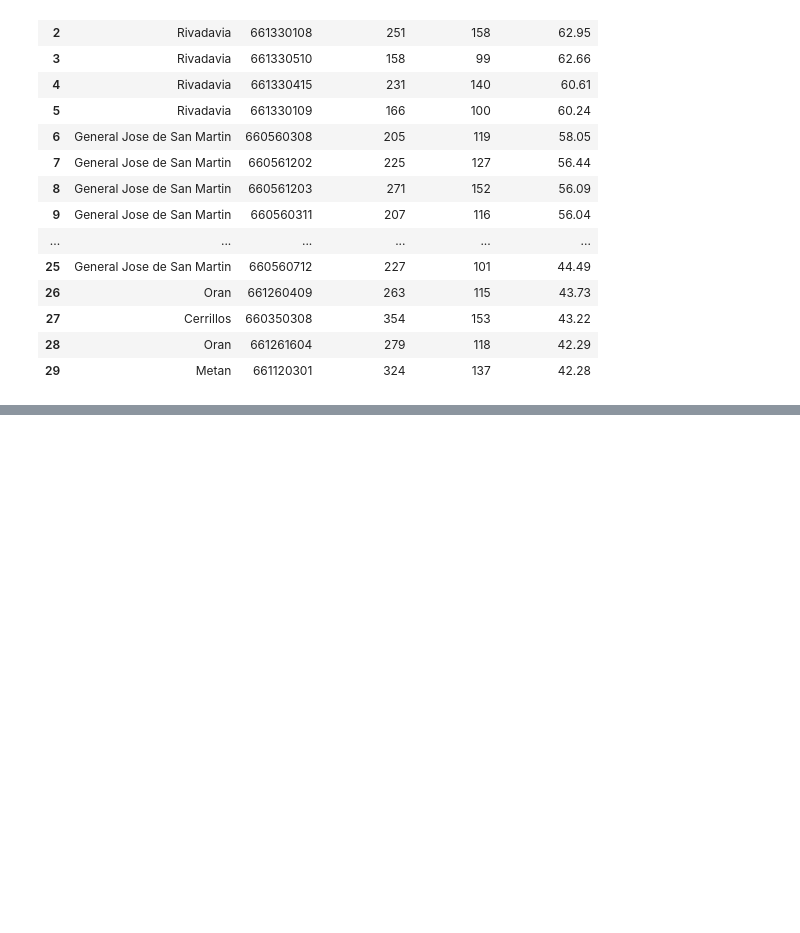
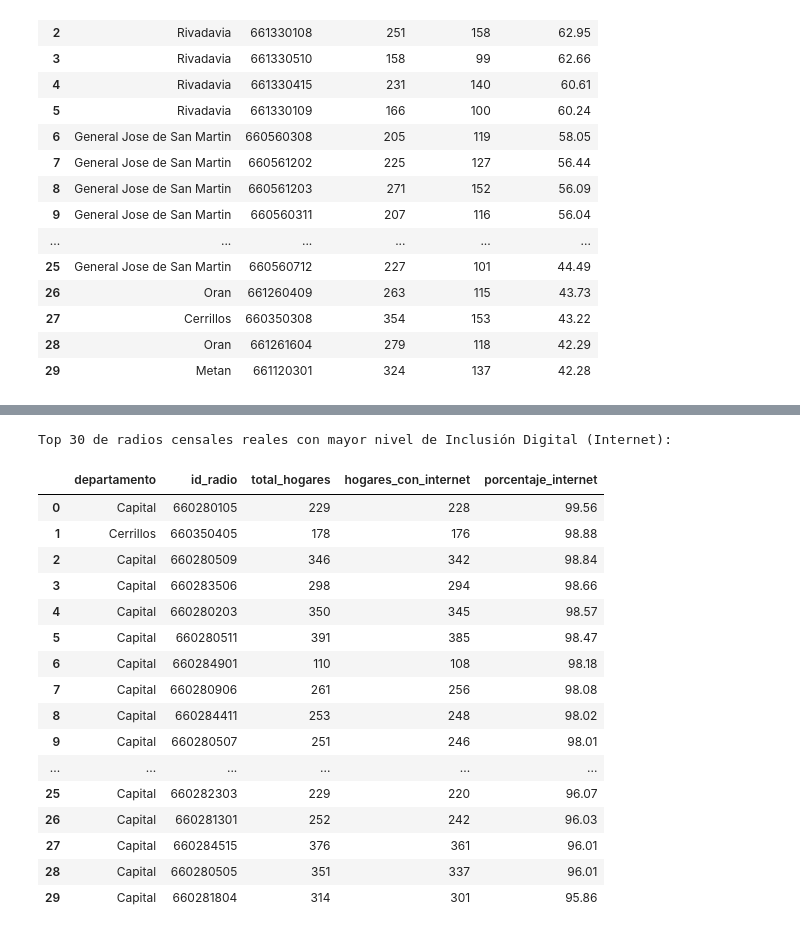
Before and after one commit to turkoModad/censo-pipeline-geoanalytics, a Jupyter notebook: consultas.ipynb, the cells around one changed output, grey strips where cells are left out. Cells and saved outputs as stored; diff of their text form; code cells hidden in the pictures; blank space fills up the shorter version.

```diff
--- a/consultas.ipynb
+++ b/consultas.ipynb
@@ -276,0 +412,50 @@ Top 30 de radios censales con mayor nivel de Necesidades Básicas Insatisfechas
+# %%
+query_internet_absoluta = """
+    SELECT
+        COALESCE(dg.departamento, 'Zona Urbana / Consolidada') AS departamento,
+        fh.codigo AS id_radio,
+        SUM(CASE WHEN dc.cod_categoria = 1 THEN fh.cantidad ELSE 0 END) AS hogares_con_internet,
+        SUM(fh.cantidad) AS total_hogares
+    FROM fact_hogar fh
+    JOIN dim_categorias dc ON fh.id_categoria = dc.id_categoria
+    JOIN dim_variables dv ON dc.id_variable = dv.id_variable
+    LEFT JOIN dim_geografia dg ON TRIM(fh.codigo) = TRIM(dg.codigo) -- <-- CAMBIO CRÍTICO: LEFT JOIN
+    WHERE dv.cod_variable = 'HOGAR_H24A'
+    GROUP BY dg.departamento, fh.codigo
+    HAVING SUM(fh.cantidad) >= 20; -- Conservamos tu filtro de relevancia
+"""
+
+df_internet_ind = pd.read_sql(text(query_internet_absoluta), engine)
+
+df_internet_ind["id_radio"] = df_internet_ind["id_radio"].astype(str).str.strip()
+df_internet_ind["hogares_con_internet"] = df_internet_ind["hogares_con_internet"].astype(int)
+df_internet_ind["total_hogares"] = df_internet_ind["total_hogares"].astype(int)
+
+df_internet_ind["porcentaje_internet"] = (df_internet_ind["hogares_con_internet"] / df_internet_ind["total_hogares"] * 100).round(2)
+
+top_30_internet = df_internet_ind.sort_values(
+    by=["porcentaje_internet", "total_hogares"],
+    ascending=[False, False]
+).reset_index(drop=True).head(30)
+
+print("Top 30 de radios censales reales con mayor nivel de Inclusión Digital (Internet):")
+display(top_30_internet[["departamento", "id_radio", "total_hogares", "hogares_con_internet", "porcentaje_internet"]])
+# %% [output]
+Top 30 de radios censales reales con mayor nivel de Inclusión Digital (Internet):
+|  | departamento | id_radio | total_hogares | hogares_con_internet | porcentaje_internet |
+| 0 | Capital | 660280105 | 229 | 228 | 99.56 |
+| 1 | Cerrillos | 660350405 | 178 | 176 | 98.88 |
+| 2 | Capital | 660280509 | 346 | 342 | 98.84 |
+| 3 | Capital | 660283506 | 298 | 294 | 98.66 |
+| 4 | Capital | 660280203 | 350 | 345 | 98.57 |
+| 5 | Capital | 660280511 | 391 | 385 | 98.47 |
+| 6 | Capital | 660284901 | 110 | 108 | 98.18 |
+| 7 | Capital | 660280906 | 261 | 256 | 98.08 |
+| 8 | Capital | 660284411 | 253 | 248 | 98.02 |
+| 9 | Capital | 660280507 | 251 | 246 | 98.01 |
+| ... | ... | ... | ... | ... | ... |
+| 25 | Capital | 660282303 | 229 | 220 | 96.07 |
+| 26 | Capital | 660281301 | 252 | 242 | 96.03 |
+| 27 | Capital | 660284515 | 376 | 361 | 96.01 |
+| 28 | Capital | 660280505 | 351 | 337 | 96.01 |
+| 29 | Capital | 660281804 | 314 | 301 | 95.86 |
```
Also changed, not shown: parts of 4 cells of this notebook, 3 other files.
